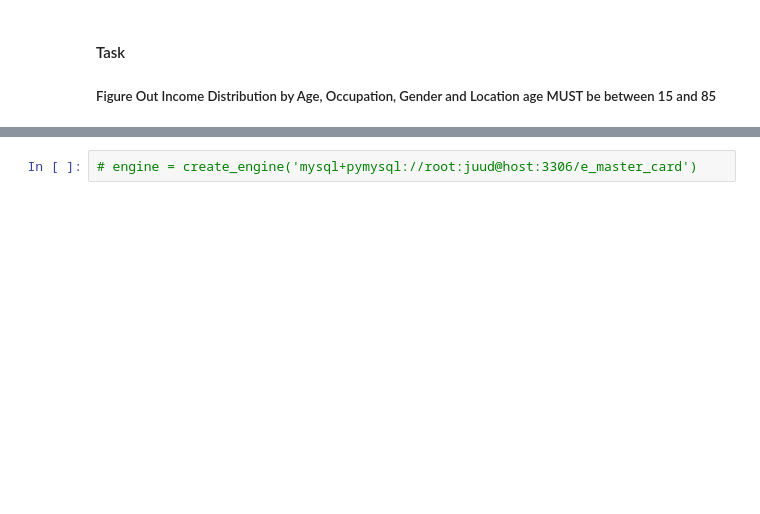
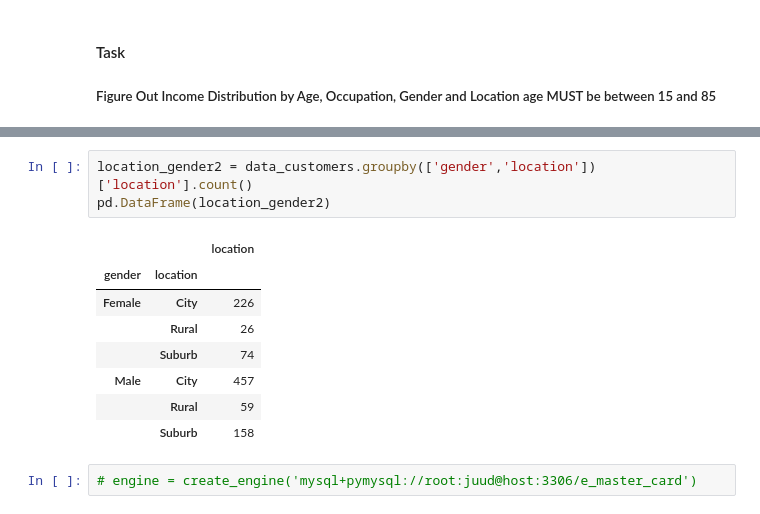
Before and after one commit to jdhova/DummyBank, a Jupyter notebook: DummyBank.ipynb, the cells around one changed output, grey strips where cells are left out. Saved outputs shown, nothing was run; the diff lists cells and outputs as text; blank space fills up the shorter version.

```diff
--- a/DummyBank.ipynb
+++ b/DummyBank.ipynb
@@ -321,2 +428,14 @@ data_customers2.annual_income.min(),data_customers2.annual_income.max()
+# %%
+location_gender2 = data_customers.groupby(['gender','location'])['location'].count()
+pd.DataFrame(location_gender2)
+# %% [output]
+|  |  | location |
+| gender | location |  |
+| Female | City | 226 |
+|  | Rural | 26 |
+|  | Suburb | 74 |
+| Male | City | 457 |
+|  | Rural | 59 |
+|  | Suburb | 158 |
 # %%
 # engine = create_engine('mysql+pymysql://root:juud@host:3306/e_master_card')
```
Also changed, not shown: parts of 14 cells of this notebook, 2 other files.
